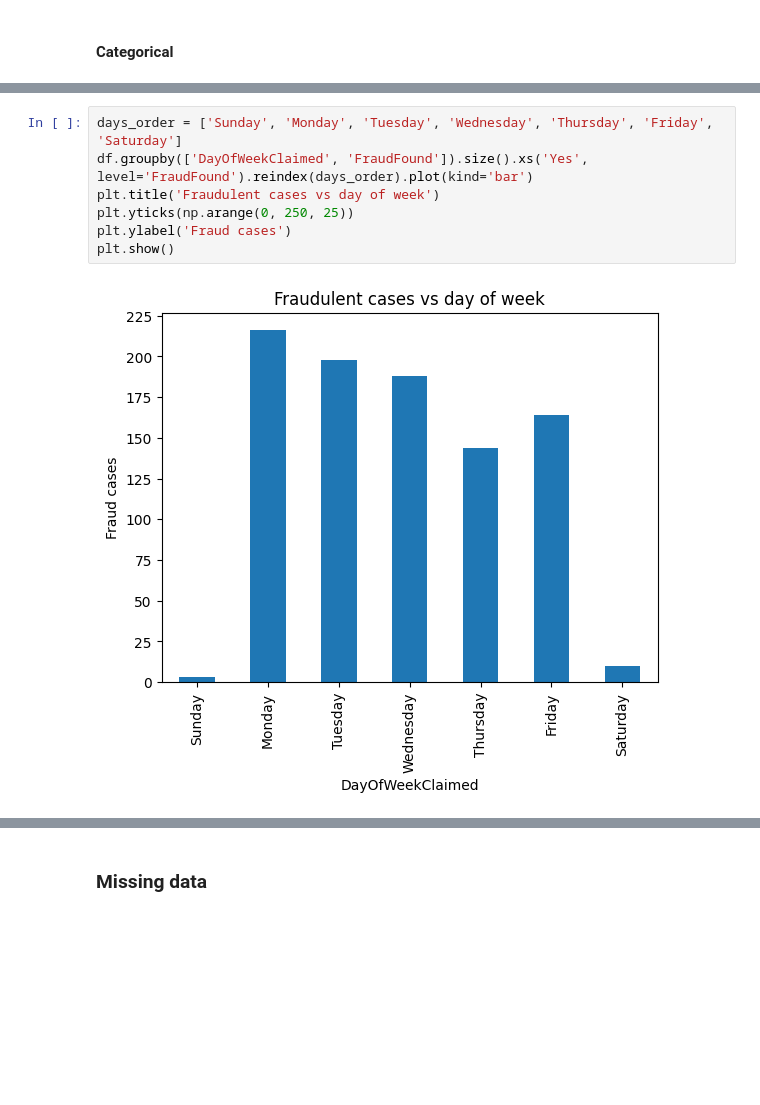
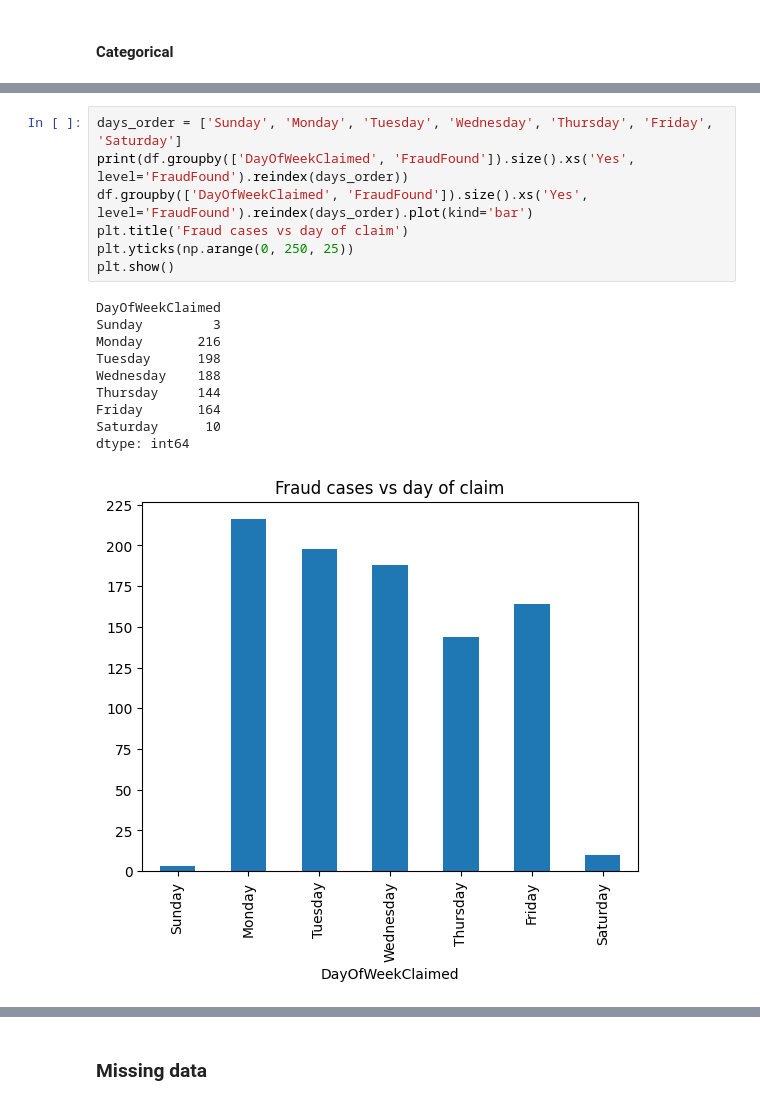
Before and after one commit to zvsuarez/insurance-fraud-pipeline, a Jupyter notebook: eda.ipynb, the cells around one changed output, grey strips where cells are left out. Drawn from its saved outputs; the diff is of its cells as text; blank space fills up the shorter version.

Commit message:
finished main categorical var plots

```diff
--- a/eda.ipynb
+++ b/eda.ipynb
@@ -232,9 +268,18 @@ plt.show()
 # %%
 days_order = ['Sunday', 'Monday', 'Tuesday', 'Wednesday', 'Thursday', 'Friday', 'Saturday']
+print(df.groupby(['DayOfWeekClaimed', 'FraudFound']).size().xs('Yes', level='FraudFound').reindex(days_order))
 df.groupby(['DayOfWeekClaimed', 'FraudFound']).size().xs('Yes', level='FraudFound').reindex(days_order).plot(kind='bar')
-plt.title('Fraudulent cases vs day of week')
+plt.title('Fraud cases vs day of claim')
 plt.yticks(np.arange(0, 250, 25))
-plt.ylabel('Fraud cases')
 plt.show()
 # %% [output]
+DayOfWeekClaimed
+Sunday         3
+Monday       216
+Tuesday      198
+Wednesday    188
+Thursday     144
+Friday       164
+Saturday      10
+dtype: int64
-[figure, old version]
+[figure, new version]
```
Also changed, not shown: parts of 32 cells of this notebook.
